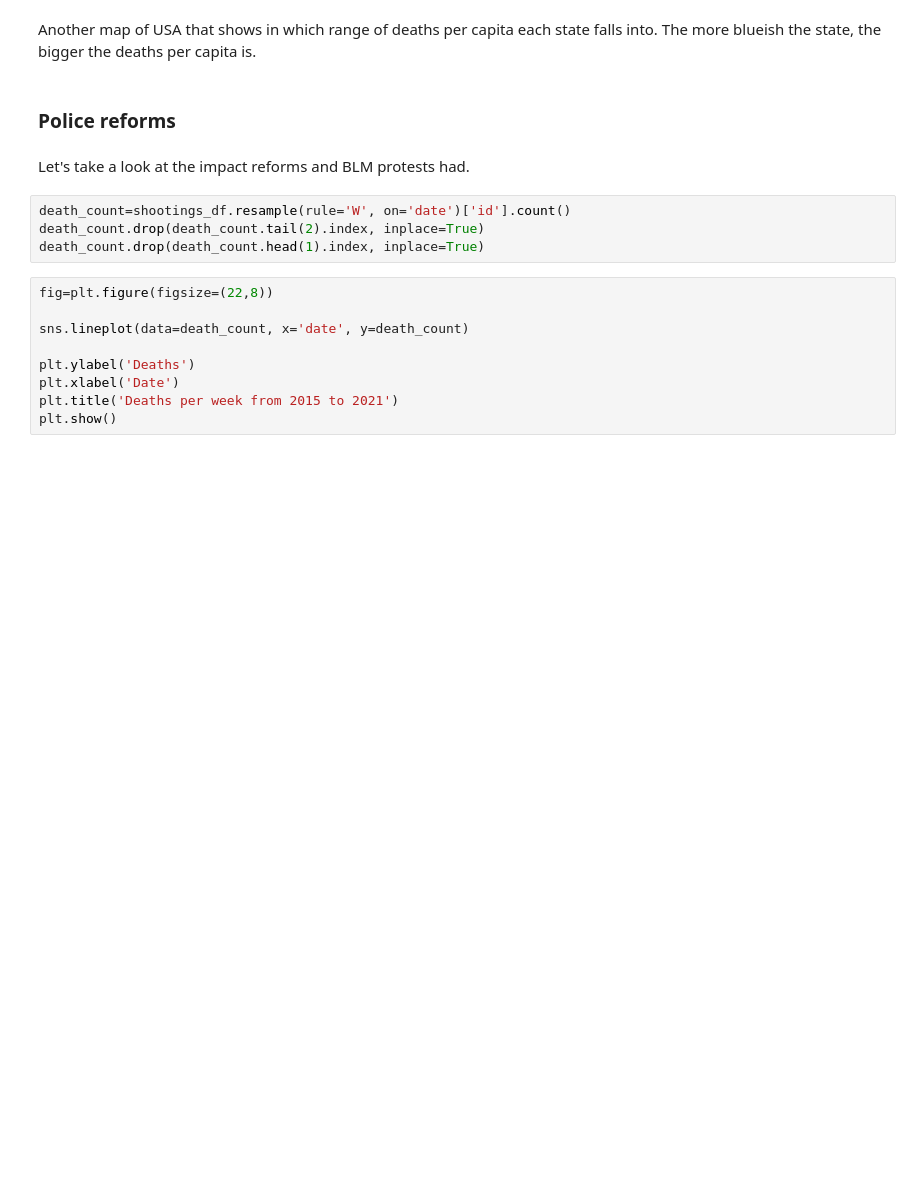
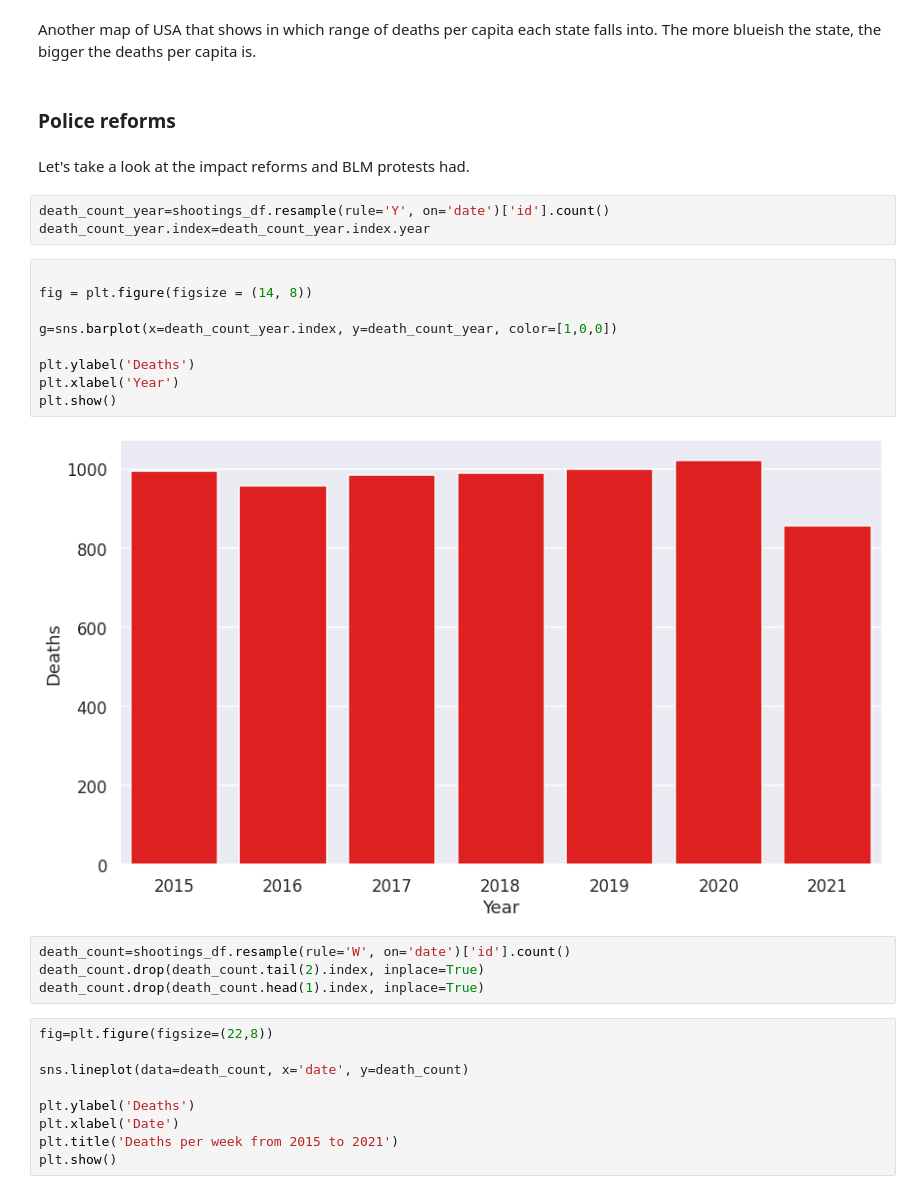
Before and after one commit to NerijusSh/data-police-shootings, a Jupyter notebook: 141.ipynb, the cells around one changed output. Drawn from its saved outputs; the diff is of its cells as text; blank space fills up the shorter version.

```diff
--- a/141.ipynb
+++ b/141.ipynb
@@ -933,6 +987,20 @@ Another map of USA that shows in which range of deaths per capita each state fal
 ### Police reforms
 # %% [markdown]
 Let's take a look at the impact reforms and BLM protests had.
+# %%
+death_count_year=shootings_df.resample(rule='Y', on='date')['id'].count()
+death_count_year.index=death_count_year.index.year
+# %%
+
+fig = plt.figure(figsize = (14, 8))
+
+g=sns.barplot(x=death_count_year.index, y=death_count_year, color=[1,0,0])
+
+plt.ylabel('Deaths')
+plt.xlabel('Year')
+plt.show()
+# %% [output]
+[figure, added]
 # %%
 death_count=shootings_df.resample(rule='W', on='date')['id'].count()
 death_count.drop(death_count.tail(2).index, inplace=True)
```
Also changed, not shown: parts of 7 cells of this notebook.
